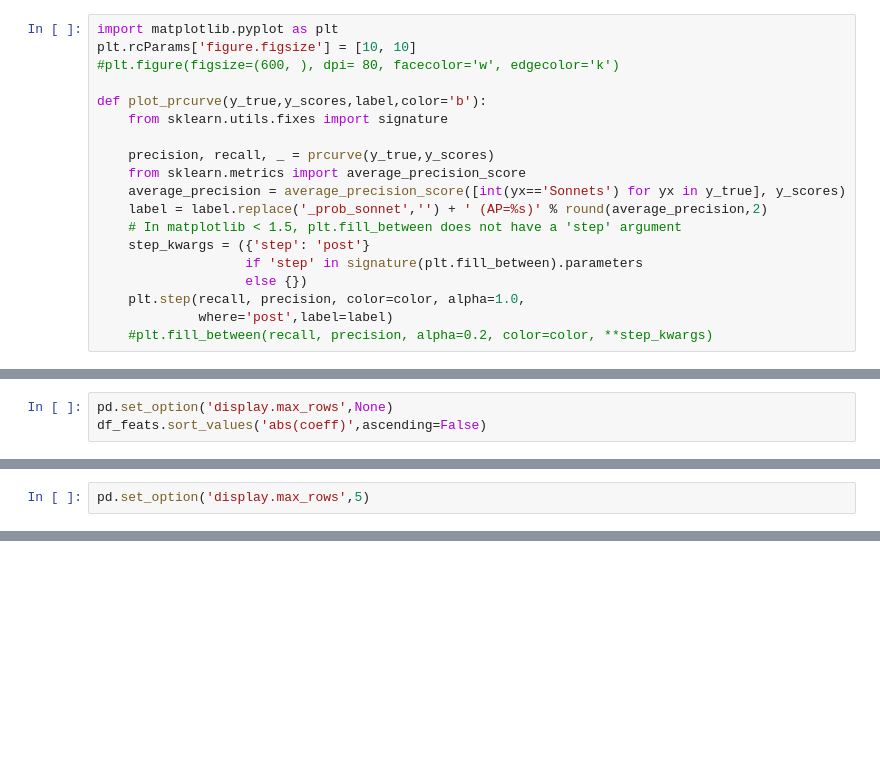
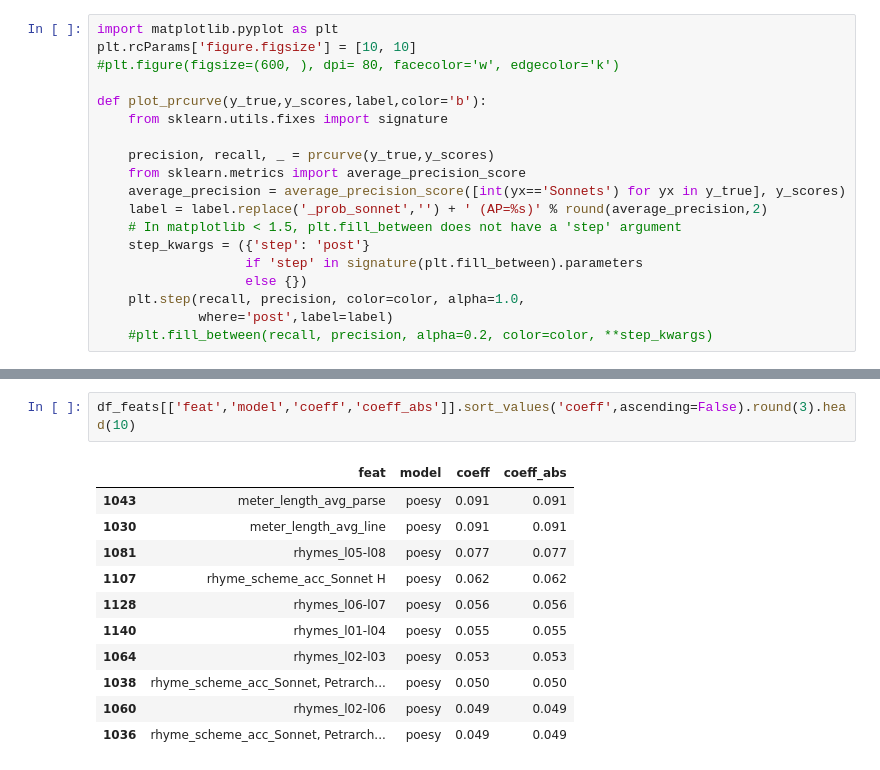
Before and after one commit to quadrismegistus/sonnetproject, a Jupyter notebook: Step3-CompareModels.ipynb, the cells around one changed output, grey strips where cells are left out. Drawn from its saved outputs; the diff is of its cells as text; blank space fills up the shorter version.

```diff
--- a/Step3-CompareModels.ipynb
+++ b/Step3-CompareModels.ipynb
@@ -310,3 +382,0 @@ plt.show()
-# %%
-pd.set_option('display.max_rows',None)
-df_feats.sort_values('abs(coeff)',ascending=False)
@@ -331,2 +382,0 @@ df_feats.sort_values('abs(coeff)',ascending=False)
-# %%
-pd.set_option('display.max_rows',5)
@@ -332,0 +391,14 @@ pd.set_option('display.max_rows',5)
+# %%
+df_feats[['feat','model','coeff','coeff_abs']].sort_values('coeff',ascending=False).round(3).head(10)
+# %% [output]
+|  | feat | model | coeff | coeff_abs |
+| 1043 | meter_length_avg_parse | poesy | 0.091 | 0.091 |
+| 1030 | meter_length_avg_line | poesy | 0.091 | 0.091 |
+| 1081 | rhymes_l05-l08 | poesy | 0.077 | 0.077 |
+| 1107 | rhyme_scheme_acc_Sonnet H | poesy | 0.062 | 0.062 |
+| 1128 | rhymes_l06-l07 | poesy | 0.056 | 0.056 |
+| 1140 | rhymes_l01-l04 | poesy | 0.055 | 0.055 |
+| 1064 | rhymes_l02-l03 | poesy | 0.053 | 0.053 |
+| 1038 | rhyme_scheme_acc_Sonnet, Petrarch... | poesy | 0.050 | 0.050 |
+| 1060 | rhymes_l02-l06 | poesy | 0.049 | 0.049 |
+| 1036 | rhyme_scheme_acc_Sonnet, Petrarch... | poesy | 0.049 | 0.049 |
```
Also changed, not shown: parts of 34 cells of this notebook, 1 other file.
